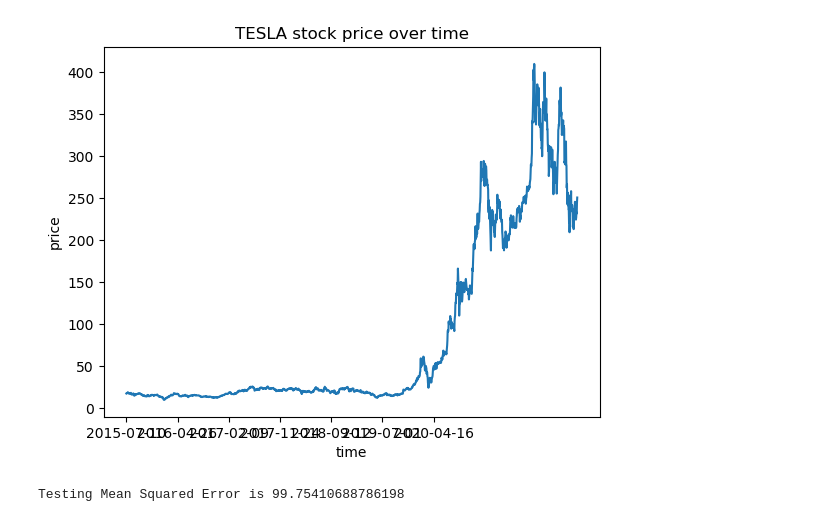
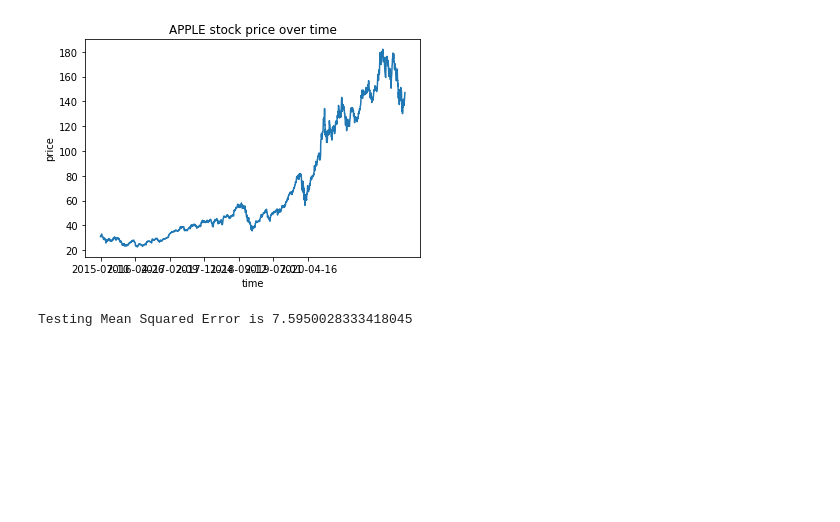
Before and after one commit to zeta1178/FinTech-Project2, a Jupyter notebook: Time-Series-Forecasting.ipynb, the cells around one changed output. Drawn from its saved outputs; the diff is of its cells as text; code cells hidden in the pictures; blank space fills up the shorter version.

```diff
--- a/Time-Series-Forecasting.ipynb
+++ b/Time-Series-Forecasting.ipynb
@@ -56,13 +55,13 @@ plt.show()
 # %%
 plt.plot(df["date"], df["close"])
 plt.xticks(np.arange(0,1259, 200), df['date'][0:1259:200])
-plt.title("TESLA stock price over time")
+plt.title("APPLE stock price over time")
 plt.xlabel("time")
 plt.ylabel("price")
-plt.savefig('Stock-Price-Over-Time-Plot.png',bbox_inches='tight')
+plt.savefig('plots/Stock-Price-Over-Time-Plot.png',bbox_inches='tight')
 plt.show()
 # %% [output]
-[figure, old version]
+[figure, new version]
 # %%
 train_data, test_data = df[0:int(len(df)*0.7)], df[int(len(df)*0.7):]
 training_data = train_data['close'].values
@@ -72,7 +71,8 @@ model_predictions = []
 N_test_observations = len(test_data)
 for time_point in range(N_test_observations):
     model = ARIMA(history, order=(4,1,0))
-    model_fit = model.fit(disp=0)
+    # model_fit = model.fit(disp=0)
+    model_fit = model.fit()
     output = model_fit.forecast()
     yhat = output[0]
     model_predictions.append(yhat)
@@ -81,7 +81,7 @@ for time_point in range(N_test_observations):
 MSE_error = mean_squared_error(test_data, model_predictions)
 print('Testing Mean Squared Error is {}'.format(MSE_error))
 # %% [output]
-Testing Mean Squared Error is 99.75410688786198
+Testing Mean Squared Error is 7.5950028333418045
 # %%
 test_set_range = df[int(len(df)*0.7):].index
 plt.plot(test_set_range, model_predictions, color='blue', marker='o', linestyle='dashed',label='Predicted Price')
```
Also changed, not shown: parts of 5 cells of this notebook, 5 other files.
